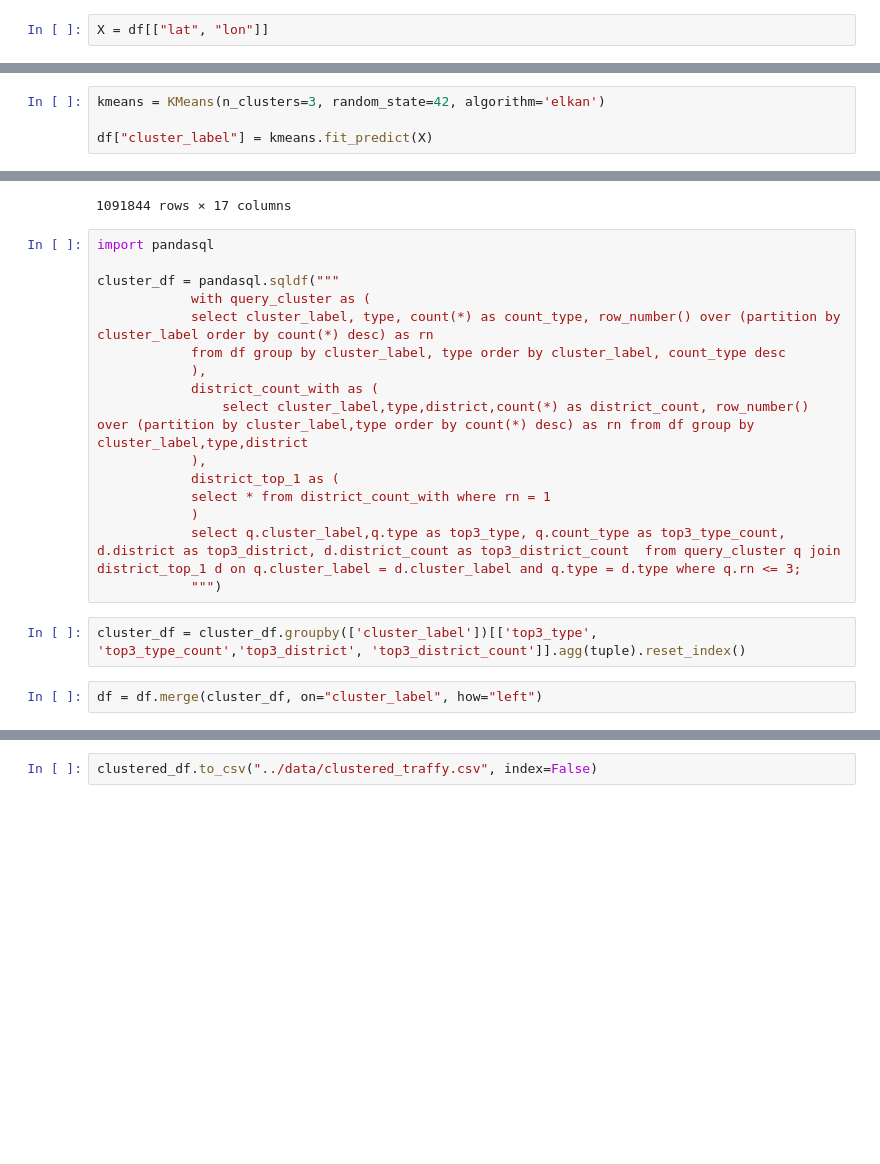
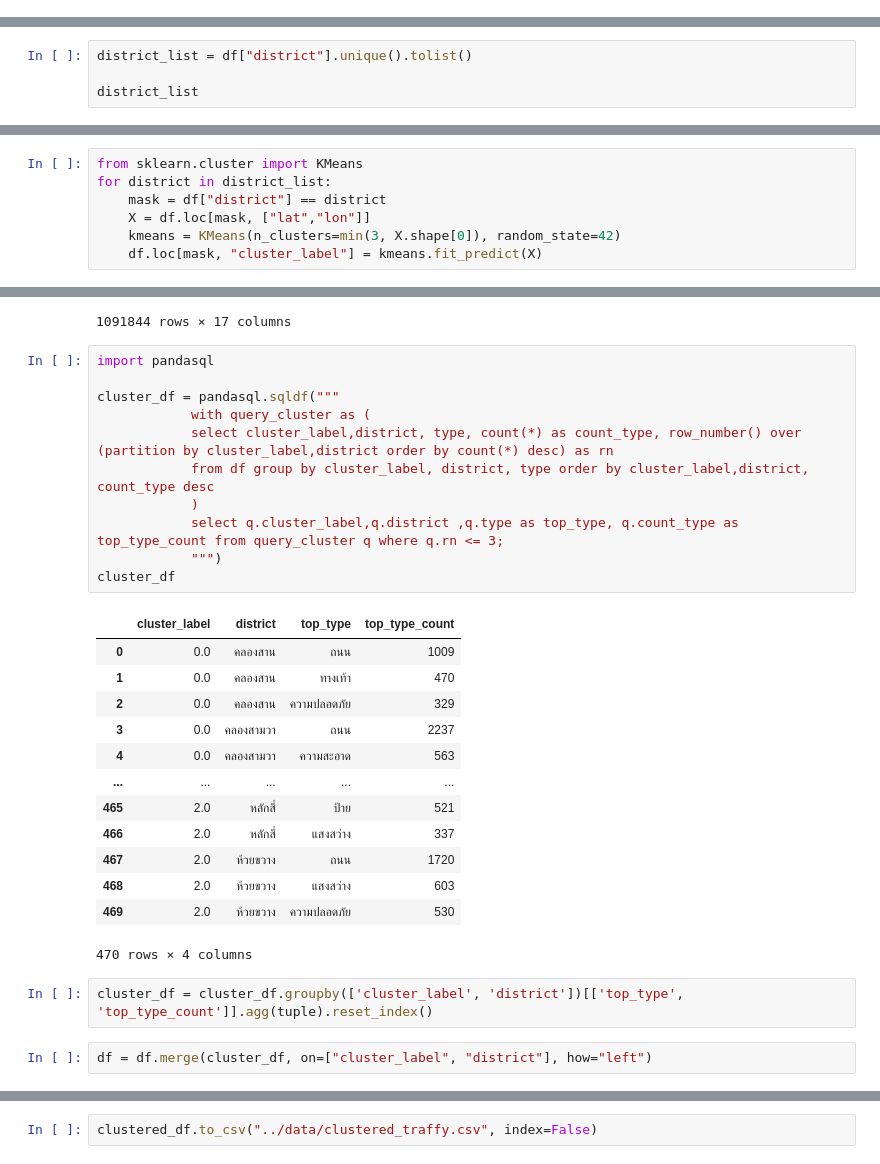
Before and after one commit to DSDE-Project-SorKorRearn/Backend-AI-ML, a Jupyter notebook: ai/train_model.ipynb, the cells around one changed output, grey strips where cells are left out. Drawn from its saved outputs; the diff is of its cells as text; blank space fills up the shorter version.

Commit message:
feat: new cluster split by district

```diff
--- a/ai/train_model.ipynb
+++ b/ai/train_model.ipynb
@@ -40,5 +40,3 @@ Data columns (total 16 columns):
  15  lat             692917 non-null  object
 dtypes: object(16)
 memory usage: 84.6+ MB
-# %%
-X = df[["lat", "lon"]]
@@ -47,4 +42,0 @@ from sklearn.cluster import KMeans
-# %%
-kmeans = KMeans(n_clusters=3, random_state=42, algorithm='elkan')
-
-df["cluster_label"] = kmeans.fit_predict(X)
@@ -66,0 +43,4 @@ df[["lat","lon","cluster_label"]]
+# %%
+district_list = df["district"].unique().tolist()
+
+district_list
@@ -67,3 +65,10 @@ df[["lat","lon","cluster_label"]]
+# %%
+from sklearn.cluster import KMeans
+for district in district_list:
+    mask = df["district"] == district
+    X = df.loc[mask, ["lat","lon"]]
+    kmeans = KMeans(n_clusters=min(3, X.shape[0]), random_state=42)
+    df.loc[mask, "cluster_label"] = kmeans.fit_predict(X)
 # %%
 import ast
 df['type'] = df['type'].apply(ast.literal_eval)
@@ -88,23 +93,32 @@ df
 # %%
 import pandasql
 
 cluster_df = pandasql.sqldf("""
             with query_cluster as (
-            select cluster_label, type, count(*) as count_type, row_number() over (partition by cluster_label order by count(*) desc) as rn
-            from df group by cluster_label, type order by cluster_label, count_type desc
-            ),
-            district_count_with as (
-                select cluster_label,type,district,count(*) as district_count, row_number() over (partition by cluster_label,type order by count(*) desc) as rn from df group by cluster_label,type,district
-            ),
-            district_top_1 as (
-            select * from district_count_with where rn = 1
+            select cluster_label,district, type, count(*) as count_type, row_number() over (partition by cluster_label,district order by count(*) desc) as rn
+            from df group by cluster_label, district, type order by cluster_label,district, count_type desc
             )
-            select q.cluster_label,q.type as top3_type, q.count_type as top3_type_count, d.district as top3_district, d.district_count as top3_district_count  from query_cluster q join district_top_1 d on q.cluster_label = d.cluster_label and q.type = d.type where q.rn <= 3;
+            select q.cluster_label,q.district ,q.type as top_type, q.count_type as top_type_count from query_cluster q where q.rn <= 3;
             """)
+cluster_df
+# %% [output]
+|  | cluster_label | district | top_type | top_type_count |
+| 0 | 0.0 | คลองสาน | ถนน | 1009 |
+| 1 | 0.0 | คลองสาน | ทางเท้า | 470 |
+| 2 | 0.0 | คลองสาน | ความปลอดภัย | 329 |
+| 3 | 0.0 | คลองสามวา | ถนน | 2237 |
+| 4 | 0.0 | คลองสามวา | ความสะอาด | 563 |
+| ... | ... | ... | ... | ... |
+| 465 | 2.0 | หลักสี่ | ป้าย | 521 |
+| 466 | 2.0 | หลักสี่ | แสงสว่าง | 337 |
+| 467 | 2.0 | ห้วยขวาง | ถนน | 1720 |
+| 468 | 2.0 | ห้วยขวาง | แสงสว่าง | 603 |
+| 469 | 2.0 | ห้วยขวาง | ความปลอดภัย | 530 |
+470 rows × 4 columns
 # %%
-cluster_df = cluster_df.groupby(['cluster_label'])[['top3_type', 'top3_type_count','top3_district', 'top3_district_count']].agg(tuple).reset_index()
+cluster_df = cluster_df.groupby(['cluster_label', 'district'])[['top_type', 'top_type_count']].agg(tuple).reset_index()
 # %%
-df = df.merge(cluster_df, on="cluster_label", how="left")
+df = df.merge(cluster_df, on=["cluster_label", "district"], how="left")
 # %%
 df
 # %% [output]
```
Also changed, not shown: parts of 6 cells of this notebook, 2 other files.
